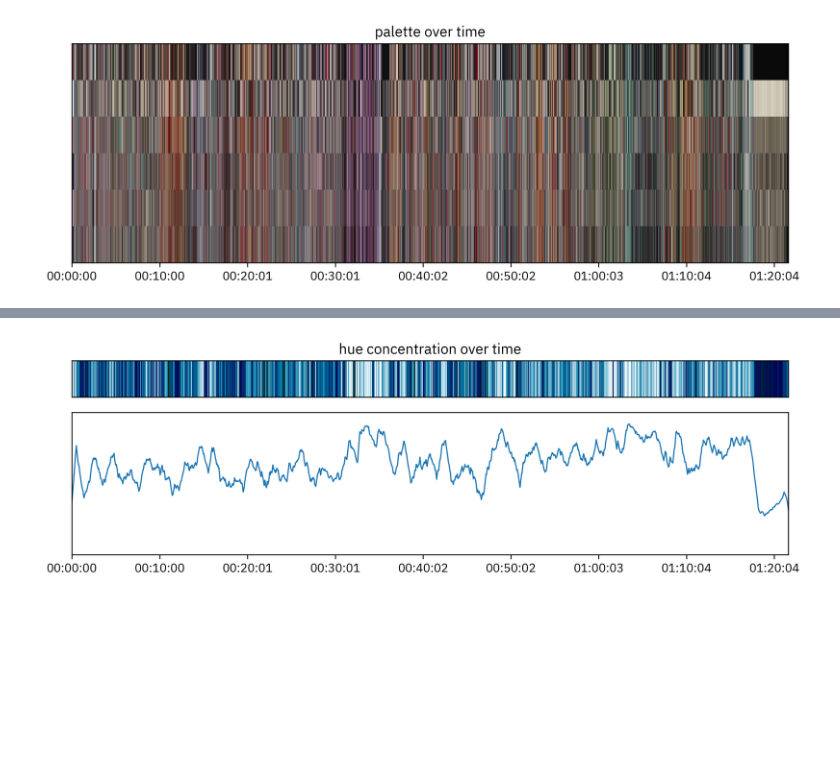
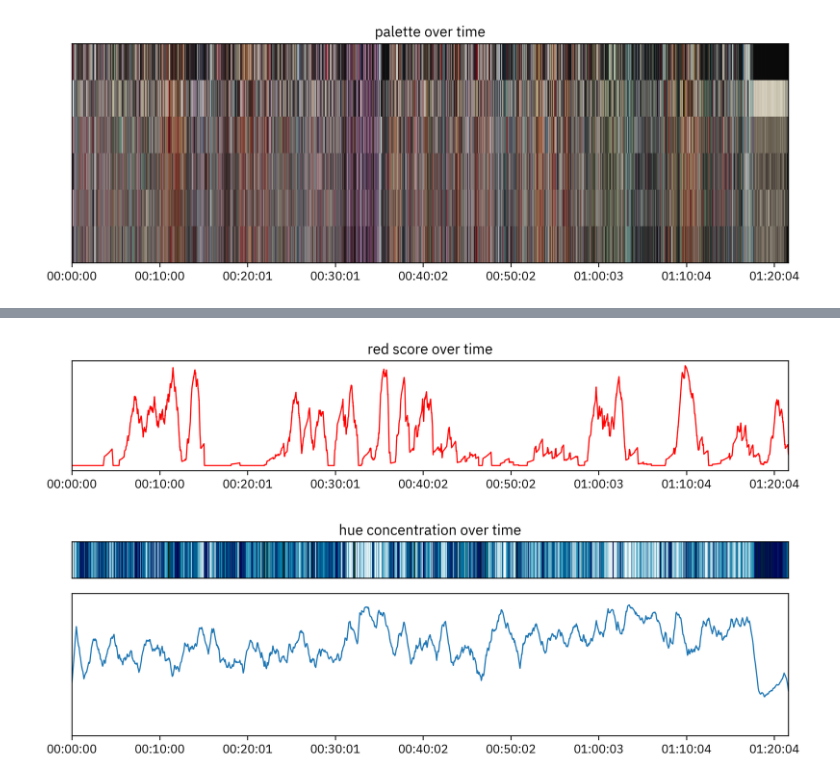
Before and after one commit to chen-siyuan/perfect-blue-eda, a Jupyter notebook: main.ipynb, the cells around one changed output, grey strips where cells are left out. Saved outputs shown, nothing was run; the diff lists cells and outputs as text; code cells hidden in the pictures; blank space fills up the shorter version.

```diff
--- a/main.ipynb
+++ b/main.ipynb
@@ -120,3 +160,31 @@ df = pd.DataFrame(index=np.arange(num_sub_frames))
+# %%
+red_mask = palettes
+red_mask = cv.cvtColor(red_mask, cv.COLOR_BGR2HLS)
+red_mask = (
+    ((red_mask[..., 0] < 5) | (red_mask[..., 0] >= 175))
+    & (red_mask[..., 1] >= 32) & (red_mask[..., 1] < 160)
+    & (red_mask[..., 2] >= 128)
+)
+red_score = (((np.arange(6) + 1) ** 0.5 * red_mask)[::-1]).sum(axis=1)
+
+fig, ax = plt.subplots(figsize=(9, 2))
+
+ax.set(
+    title="red score over time",
+    xlim=(0, num_sub_frames),
+    xticks=xticks,
+    xticklabels=xticklabels,
+    yticks=tuple(),
+)
+ax.plot(df.index, smooth(red_score), c="red")
+
+fig.tight_layout()
+
+plt.show()
+
+df["red"] = red_score
+# %% [output]
+[figure, added]
 # %%
 unit_vecs = np.pi * (np.arange(180) / 180)
 unit_vecs = np.cos(unit_vecs) + 1j * np.sin(unit_vecs)
```
Also changed, not shown: parts of 4 cells of this notebook.
